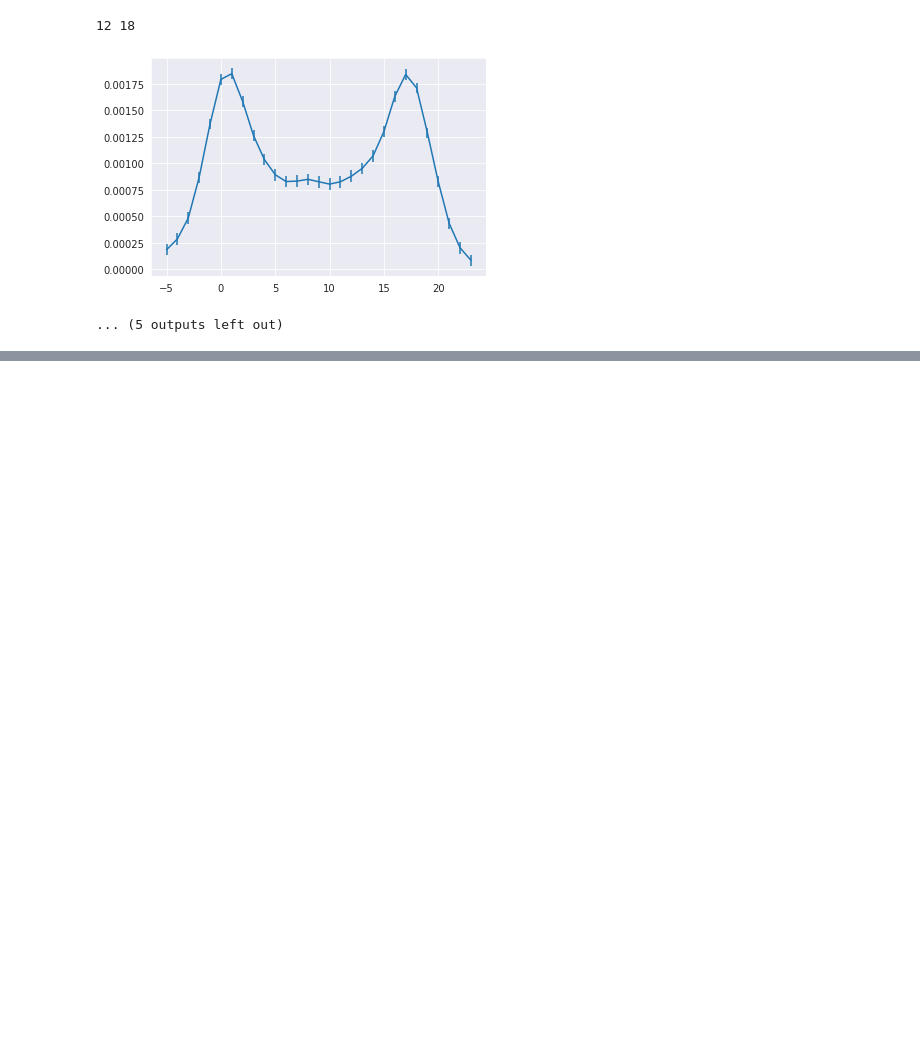
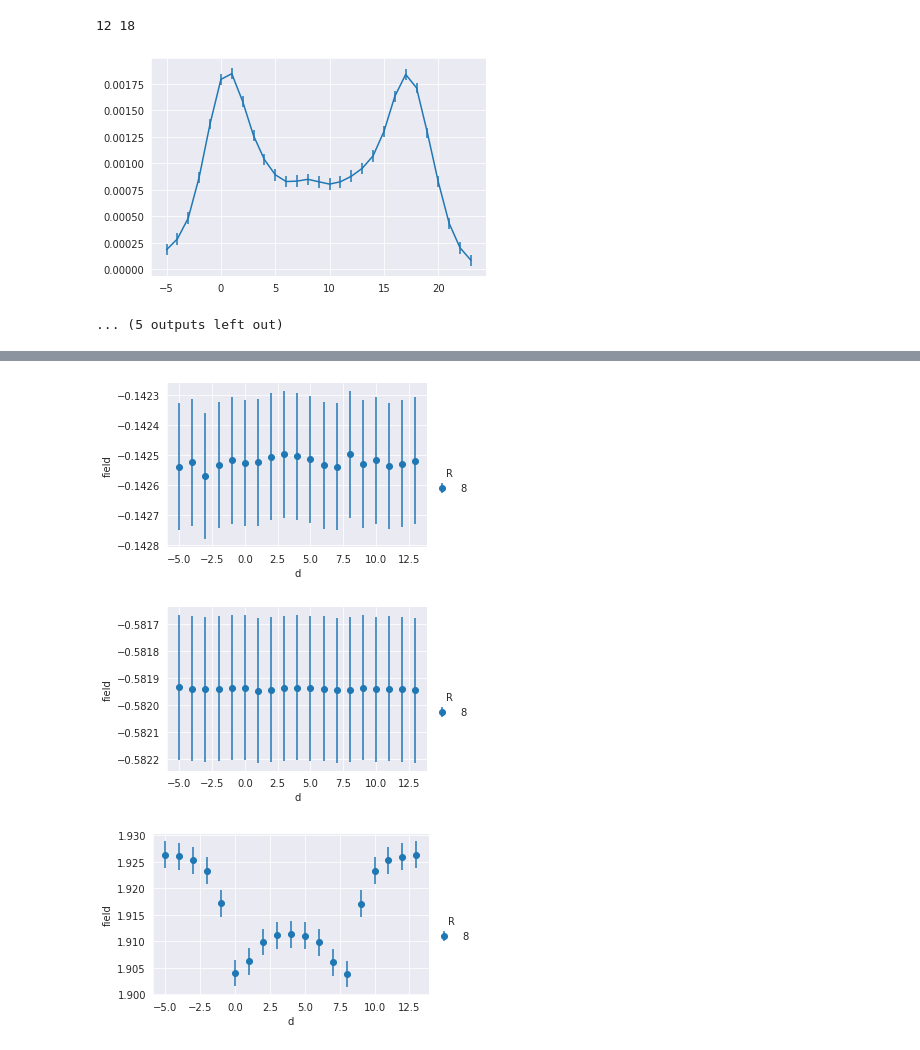
Before and after one commit to ilyakudrov/observables, a Jupyter notebook: python_jupyter/flux_tube_results.ipynb, the cells around one changed output, grey strips where cells are left out. Cells and saved outputs as stored; diff of their text form; code cells hidden in the pictures; blank space fills up the shorter version.

```diff
--- a/python_jupyter/flux_tube_results.ipynb
+++ b/python_jupyter/flux_tube_results.ipynb
@@ -346,0 +134,28 @@ data_plot(mu, T, 22, plaket)
+# %%
+def plot_time_dependence_schwinger(mu, monopole, lattice_size):
+    df_data = pd.read_csv(f"../result/flux_tube_schwinger/{monopole}/qc2dstag/{lattice_size}/flux_tube_electric_mu=0.{mu}.csv", index_col=None)
+
+#     time_sizes = [6, 8, 10, 12, 14, 16, 18, 20]
+#     space_sizes = [1, 2, 3]
+
+#     df1 = df_data_40_5[df_data_40_5['T'].isin(time_sizes)]
+#     df1 = df1[df1['r/a'].isin(space_sizes)]
+    fg = seaborn.FacetGrid(data=df_data, hue='R',  aspect=1.61)
+    fg.map(plt.errorbar, 'd', 'field', 'err', marker="o", fmt='', linestyle = '').add_legend()
+
+    image_path = f'../images/flux_tube_schwinger/{monopole}/qc2dstag/{lattice_size}'
+    try:
+        os.makedirs(image_path)
+    except:
+        pass
+
+    image_path = f'{image_path}/flux_tube_schwinger_mu=0p{mu}_time_dependence'
+    fg.savefig(image_path)
+# %%
+plot_time_dependence_schwinger('00', '/', '32^4')
+plot_time_dependence_schwinger('00', 'monopoless', '32^4')
+plot_time_dependence_schwinger('00', 'monopole', '32^4')
+# %% [output]
+[figure, added]
+[figure, added]
+[figure, added]
```
Also changed, not shown: parts of 24 cells of this notebook, 3 other files.
